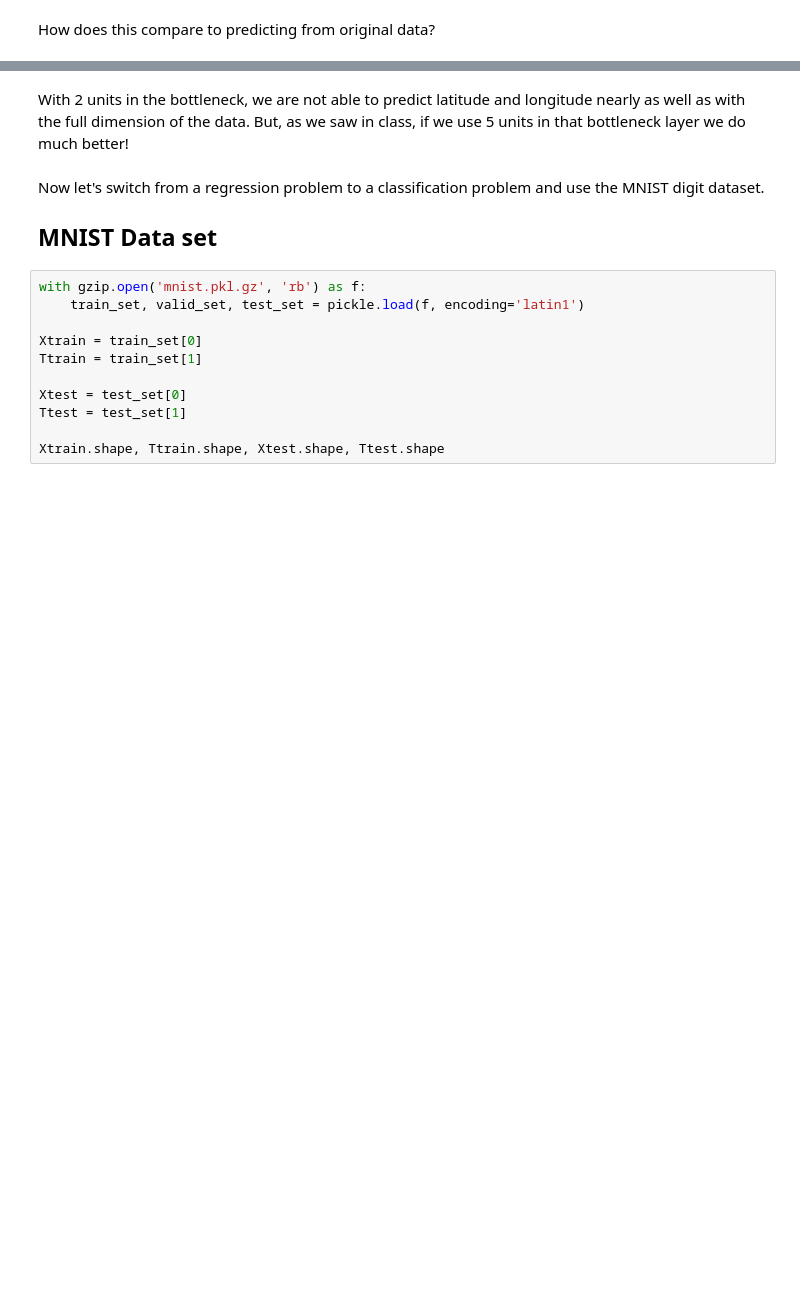
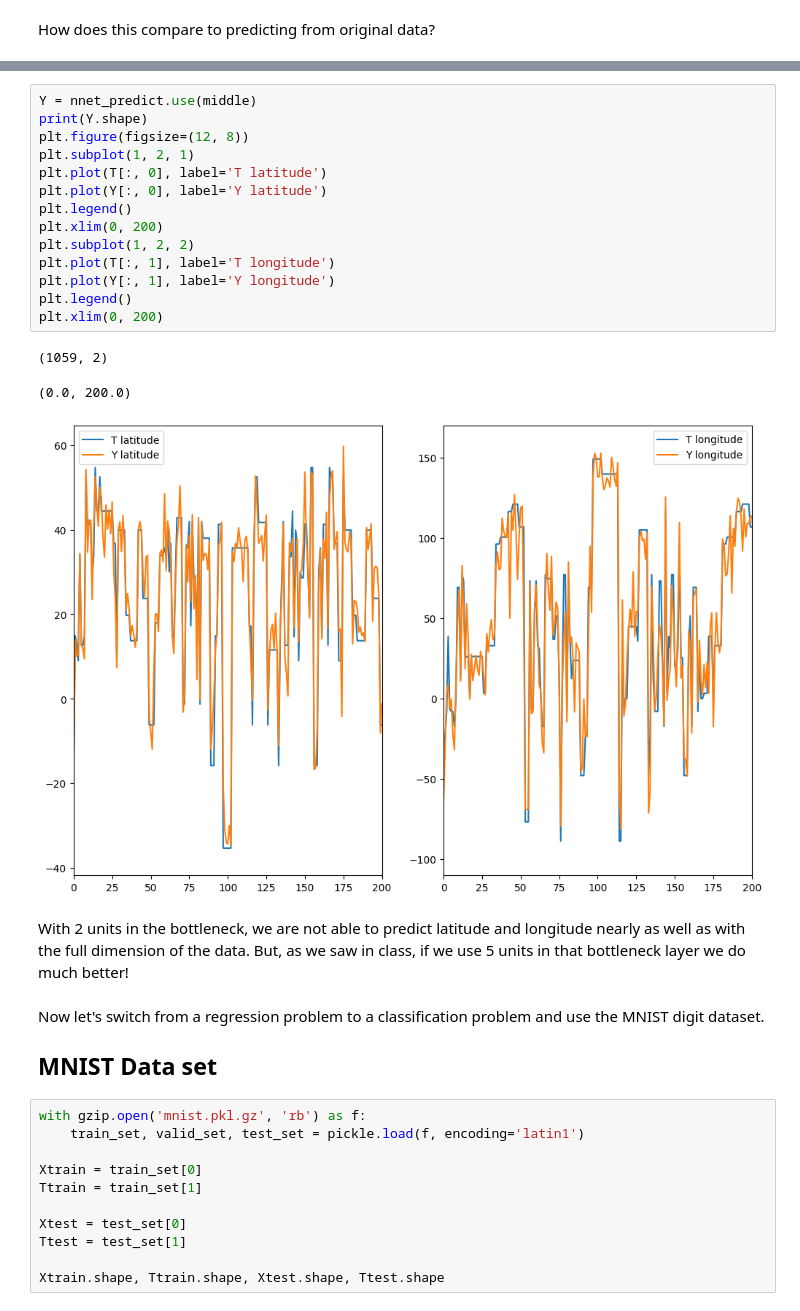
Before and after one commit to sarathsreedharan/CSU_CS_445, a Jupyter notebook: Spring25/Notebooks/module06_02_auto-encoder.ipynb, the cells around one changed output, grey strips where cells are left out. Saved outputs shown, nothing was run; the diff lists cells and outputs as text; blank space fills up the shorter version.

```diff
--- a/Spring25/Notebooks/module06_02_auto-encoder.ipynb
+++ b/Spring25/Notebooks/module06_02_auto-encoder.ipynb
@@ -244,3 +282,21 @@ Text(0, 0.5, 'Predicted')
+# %%
+Y = nnet_predict.use(middle)
+print(Y.shape)
+plt.figure(figsize=(12, 8))
+plt.subplot(1, 2, 1)
+plt.plot(T[:, 0], label='T latitude')
+plt.plot(Y[:, 0], label='Y latitude')
+plt.legend()
+plt.xlim(0, 200)
+plt.subplot(1, 2, 2)
+plt.plot(T[:, 1], label='T longitude')
+plt.plot(Y[:, 1], label='Y longitude')
+plt.legend()
+plt.xlim(0, 200)
+# %% [output]
+(1059, 2)
+(0.0, 200.0)
+[figure, added]
 # %% [markdown]
 With 2 units in the bottleneck, we are not able to predict latitude and longitude nearly as well as with the full dimension of the data.  But, as we saw in class, if we use 5 units in that bottleneck layer we do much better!
 # %% [markdown]
```
Also changed, not shown: parts of 27 cells of this notebook.
